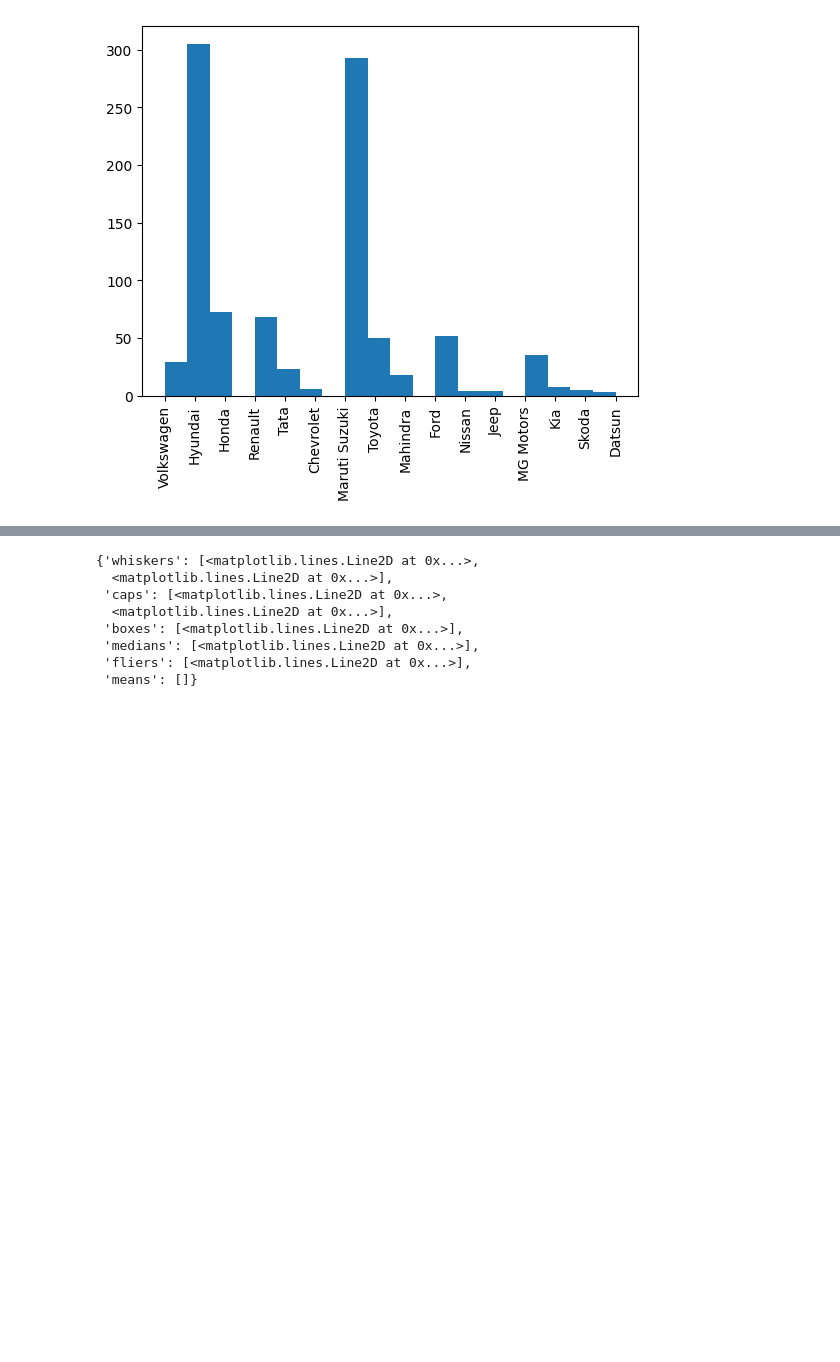
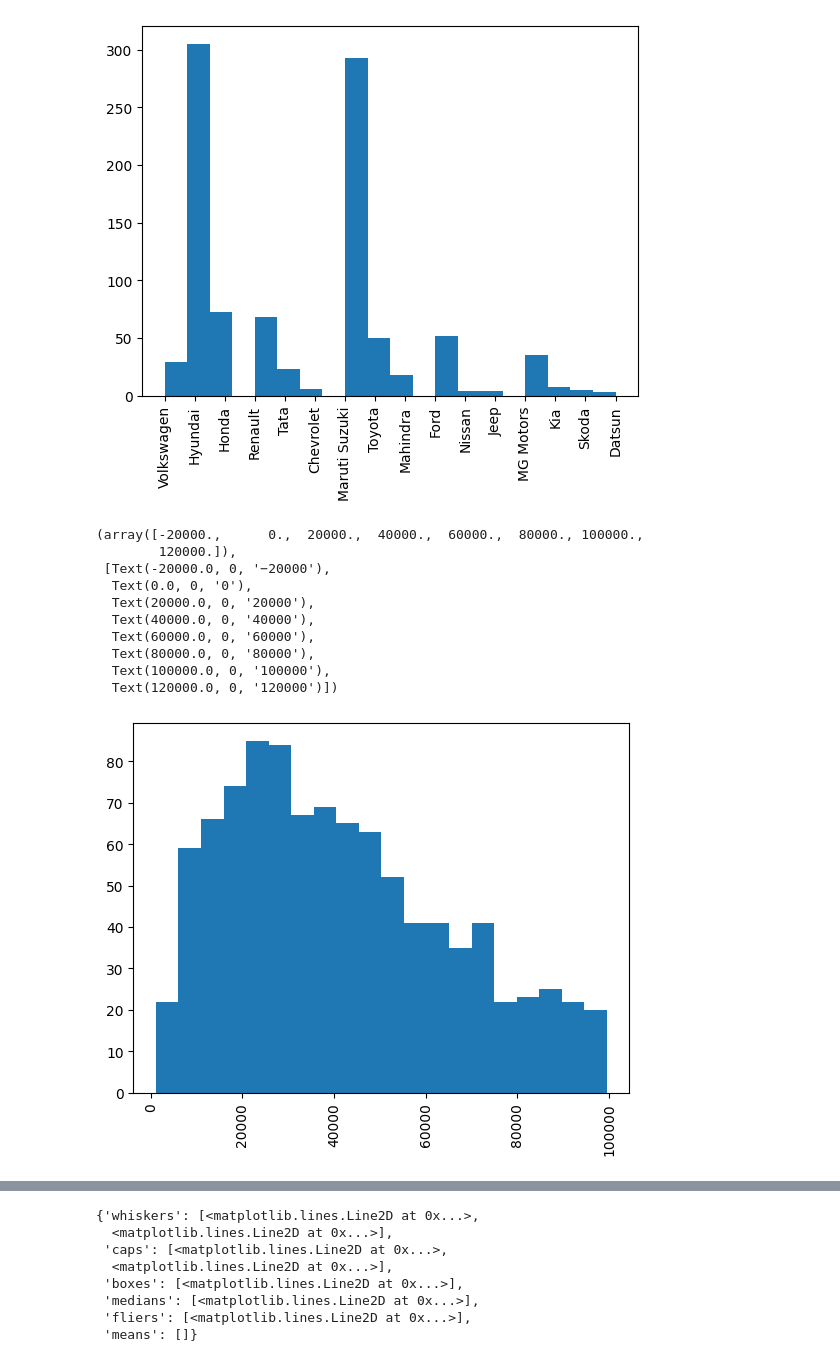
Before and after one commit to Ipshi02/assignment4, a Jupyter notebook: assignment4.ipynb, the cells around one changed output, grey strips where cells are left out. Drawn from its saved outputs; the diff is of its cells as text; code cells hidden in the pictures; blank space fills up the shorter version.

```diff
--- a/assignment4.ipynb
+++ b/assignment4.ipynb
@@ -104,3 +88,18 @@ plt.xticks(rotation=90)
   Text(14, 0, 'Skoda'),
   Text(15, 0, 'Datsun')])
 [figure]
+# %%
+df["Mileage_Run"].hist(bins=20,grid=False,) #data skewed more towards left, prices around 20-30k most common
+plt.xticks(rotation=90)
+# %% [output]
+(array([-20000.,      0.,  20000.,  40000.,  60000.,  80000., 100000.,
+        120000.]),
+ [Text(-20000.0, 0, '−20000'),
+  Text(0.0, 0, '0'),
+  Text(20000.0, 0, '20000'),
+  Text(40000.0, 0, '40000'),
+  Text(60000.0, 0, '60000'),
+  Text(80000.0, 0, '80000'),
+  Text(100000.0, 0, '100000'),
+  Text(120000.0, 0, '120000')])
+[figure, added]
```
Also changed, not shown: parts of 8 cells of this notebook.
